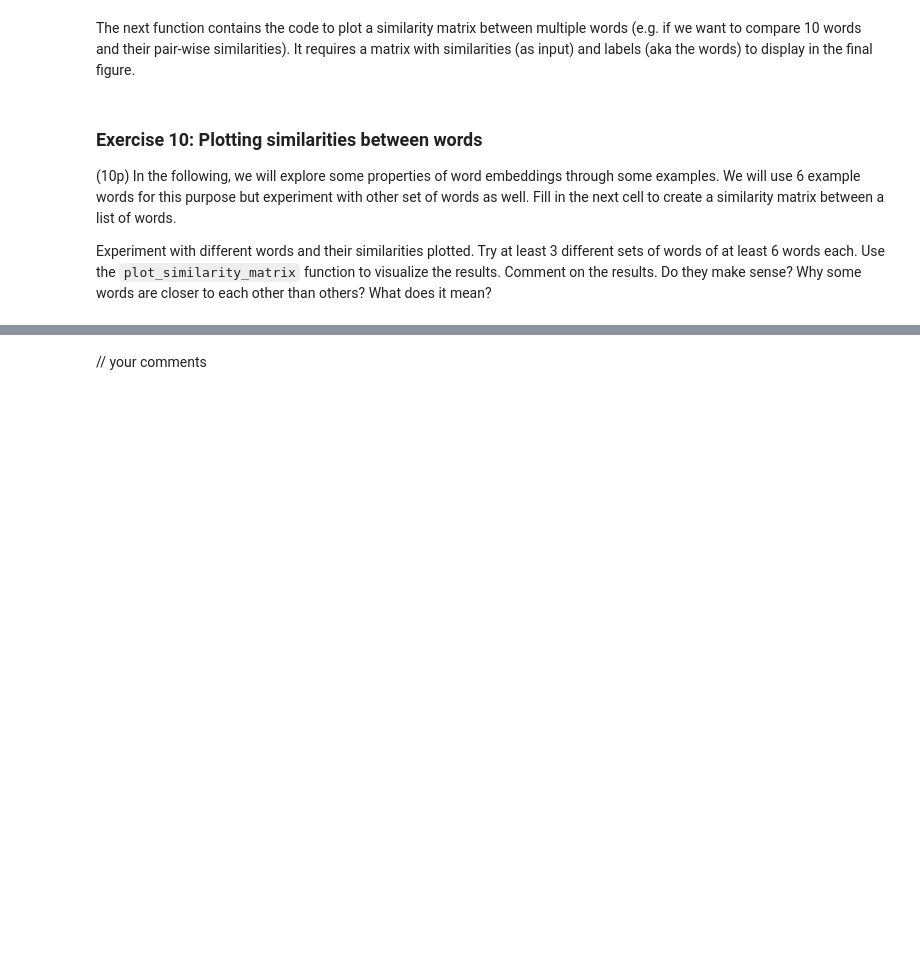
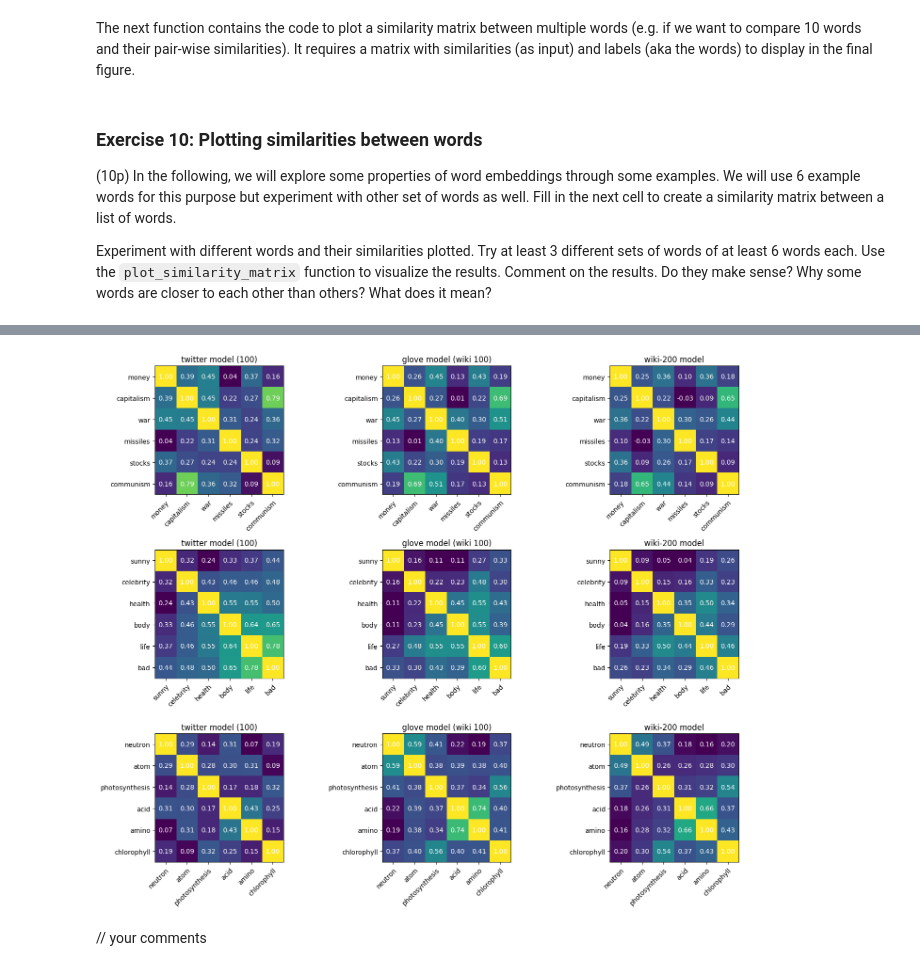
Before and after one commit to MaksiuMilcarz/NLP_Labs, a Jupyter notebook: lab2/lab2_mario.ipynb, the cells around one changed output, grey strips where cells are left out. Cells and saved outputs as stored; diff of their text form; code cells hidden in the pictures; blank space fills up the shorter version.

```diff
--- a/lab2/lab2_mario.ipynb
+++ b/lab2/lab2_mario.ipynb
@@ -1081,0 +1070,4 @@ Plot similarity matrices between sets of words you used in the previous exercise
+# %%
+#### YOUR CODE HERE
+light_model = api.load("glove-twitter-100")
+strong_model = api.load("glove-wiki-gigaword-200")
@@ -1082,3 +1159,41 @@ Plot similarity matrices between sets of words you used in the previous exercise
+# %%
+def build_similarity_matrix(model, list_of_words):
+    size = len(list_of_words)
+    similarity_matrix = np.zeros((size, size), dtype=float)
+
+    for i in range(size):
+        for j in range(size):
+            similarity_matrix[i, j] = model.similarity(list_of_words[i], list_of_words[j])
+
+    return similarity_matrix
+
+
+list_of_words = ['money', 'capitalism', 'war', 'missiles', 'stocks', 'communism']
+list_of_words_2 = ['sunny', 'celebrity', 'health', 'body', 'life', 'bad']
+list_of_words_3 = ['neutron', 'atom', 'photosynthesis', 'acid', 'amino', 'chlorophyll']
+
+
+
+models = [light_model, glove_model,strong_model]
+model_names = ['twitter model (100)','glove model (wiki 100)','wiki-200 model']
+
+
+selected_words = list_of_words
+selected_words_2 = list_of_words_2
+selected_words_3 = list_of_words_3
+
+fig, axes = plt.subplots(3, len(models), figsize=(15, 12))
+
+for row, word_list in enumerate([selected_words, selected_words_2, selected_words_3]):
+    for col, model in enumerate(models):
+        sim_matrix = build_similarity_matrix(model, word_list)
+        plot_similarity_matrix_adapted(sim_matrix, word_list, ax=axes[row, col], title=model_names[col])
+
+plt.tight_layout()
+plt.show()
+### YOUR CODE ENDS HERE
+# %% [output]
+[figure, added]
 # %% [markdown]
 // your comments
 # %% [markdown]
```
Also changed, not shown: parts of 28 cells of this notebook.
